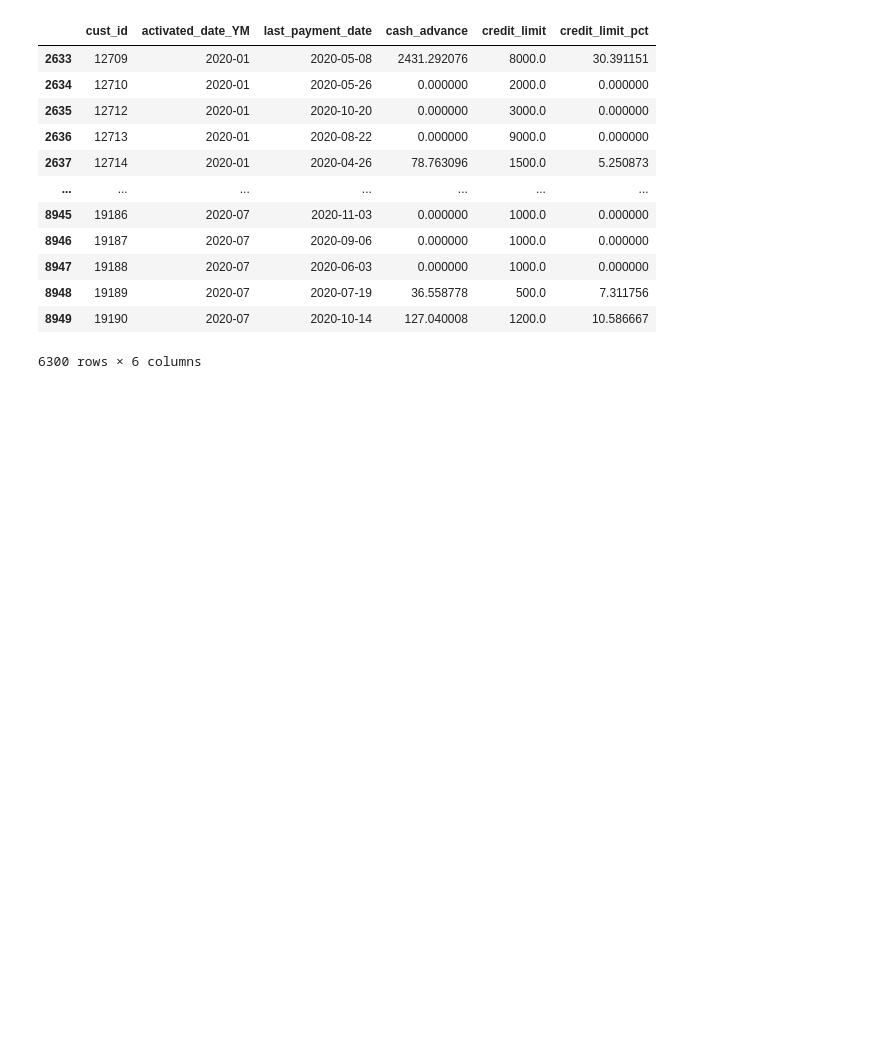
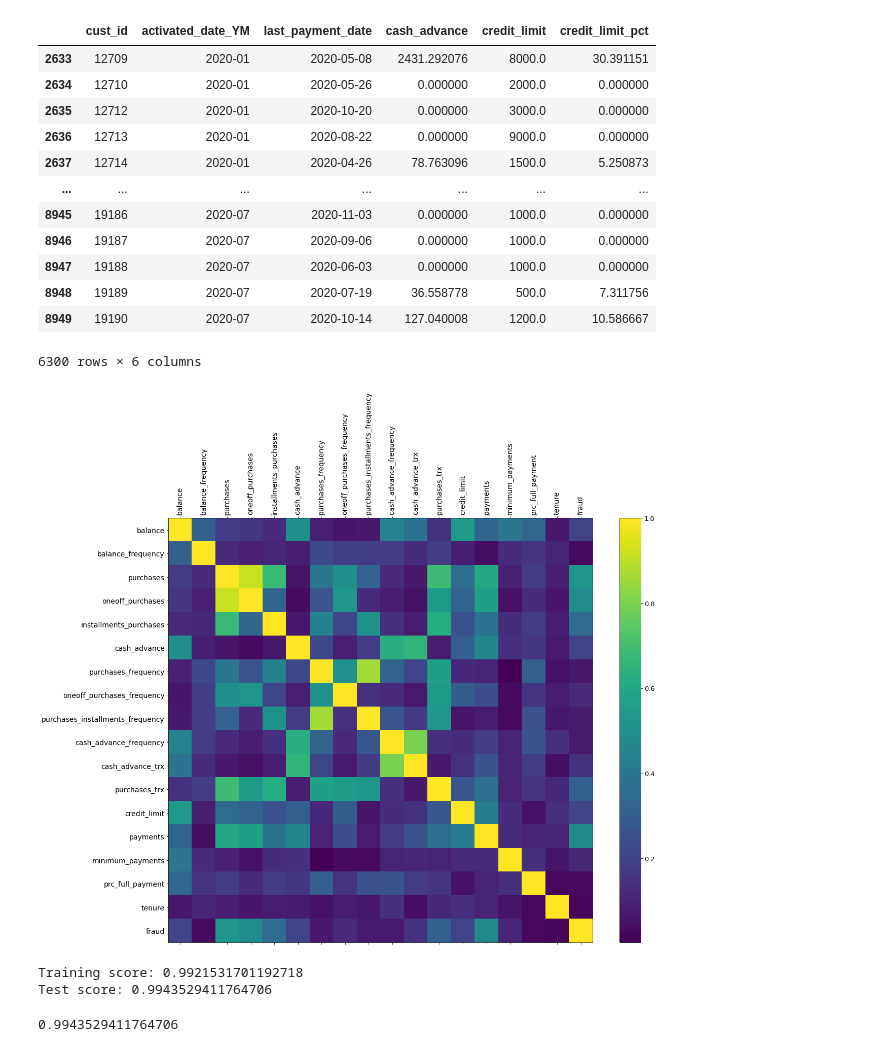
Before and after one commit to Fispit/Storiiapplication, a Jupyter notebook: Credit Card Analysis.ipynb, the cells around one changed output. Drawn from its saved outputs; the diff is of its cells as text; code cells hidden in the pictures; blank space fills up the shorter version.

Commit message:
Altered some model details

```diff
--- a/Credit Card Analysis.ipynb
+++ b/Credit Card Analysis.ipynb
@@ -89,3 +74,6 @@ summary_2020
 | 8948 | 19189 | 2020-07 | 2020-07-19 | 36.558778 | 500.0 | 7.311756 |
 | 8949 | 19190 | 2020-07 | 2020-10-14 | 127.040008 | 1200.0 | 10.586667 |
 6300 rows × 6 columns
+# %%
+imported_data=imported_data.drop("Unnamed: 0",axis=1)
+imported_data=imported_data.dropna()
@@ -91,0 +85,9 @@ summary_2020
+# %%
+f = plt.figure(figsize=(19, 15))
+plt.matshow(imported_data.corr().abs(), fignum=f.number)
+plt.xticks(range(imported_data.select_dtypes(['number']).shape[1]), imported_data.select_dtypes(['number']).columns, fontsize=14, rotation=90)
+plt.yticks(range(imported_data.select_dtypes(['number']).shape[1]), imported_data.select_dtypes(['number']).columns, fontsize=14)
+cb = plt.colorbar()
+cb.ax.tick_params(labelsize=13)
+# %% [output]
+[figure, added]
@@ -91,0 +113,13 @@ summary_2020
+# %%
+model = KNeighborsClassifier()
+model = model.fit(X_train_scaled, y_train)
+print(f"Training score: {model.score(X_train_scaled,y_train)}")
+print(f"Test score: {model.score(X_test_scaled,y_test)}")
+# %% [output]
+Training score: 0.9921531701192718
+Test score: 0.9943529411764706
+# %%
+#model.accuracy(model.score(X_test_scaled,y_test))
+model.score(X_test_scaled,y_test)
+# %% [output]
+0.9943529411764706
```
Also changed, not shown: parts of 6 cells of this notebook, 1 other file.
